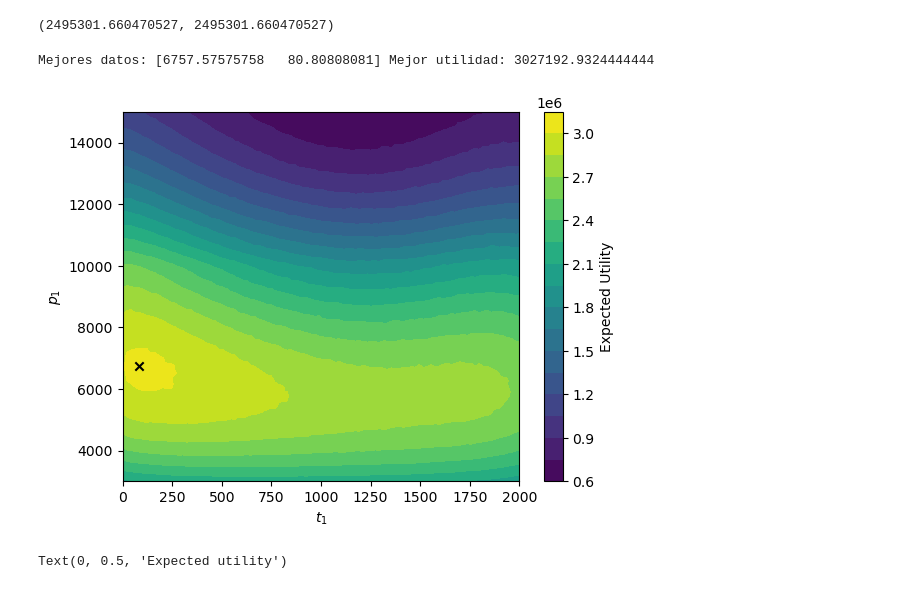
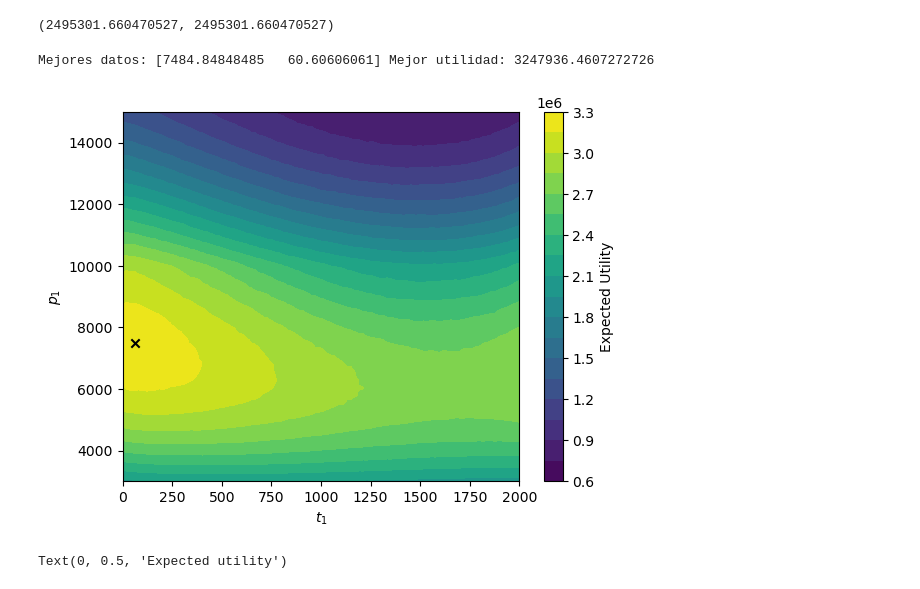
Before and after one commit to pablogarciarce/ProductLaunching, a Jupyter notebook: ProdLaunch.ipynb, the cells around one changed output. Saved outputs shown, nothing was run; the diff lists cells and outputs as text; code cells hidden in the pictures.

Commit message:
probabilities of multiple cases added

```diff
--- a/ProdLaunch.ipynb
+++ b/ProdLaunch.ipynb
@@ -669,32 +665,32 @@ compute_expected_utility_multiple_items(t1, p1, c11, c21, c31, n, T, ite=1000000
 # %% [output]
 (2495301.660470527, 2495301.660470527)
 # %%
-resultados = np.load('resultados_multiple_items.npy')
+resultados = np.load('resultados_multiple_items_prob.npy')
 
 indice_mejor = np.argmax(resultados[:, 2])
 mejor_datos = resultados[indice_mejor, :2]
 mejor_util = resultados[indice_mejor, 2]
 
 print("Mejores datos:", mejor_datos, "Mejor utilidad:", mejor_util)
 
 
 p1_vals = resultados[:, 0]
 t1_vals = resultados[:, 1]
 util_vals = resultados[:, 2]
 
 p1_unique = np.unique(p1_vals)
 t1_unique = np.unique(t1_vals)
 util_matrix = util_vals.reshape(len(p1_unique), len(t1_unique))
 
 contourf = plt.contourf(t1_unique, p1_unique, util_matrix, levels=20, cmap='viridis')
 plt.colorbar(contourf, label='Expected Utility')
 plt.scatter(mejor_datos[1], mejor_datos[0], marker='x', c='black')
 plt.xlabel('$t_1$')
 plt.ylabel('$p_1$')
 plt.show()
 # %% [output]
-Mejores datos: [6757.57575758   80.80808081] Mejor utilidad: 3027192.9324444444
+Mejores datos: [7484.84848485   60.60606061] Mejor utilidad: 3247936.4607272726
-[figure, old version]
+[figure, new version]
 # %%
 slice_p1 = resultados[resultados[:, 0] == mejor_datos[0]]
 plt.plot(slice_p1[:, 1], slice_p1[:, 2])
```
Also changed, not shown: parts of 1 cell of this notebook, 5 other files.
